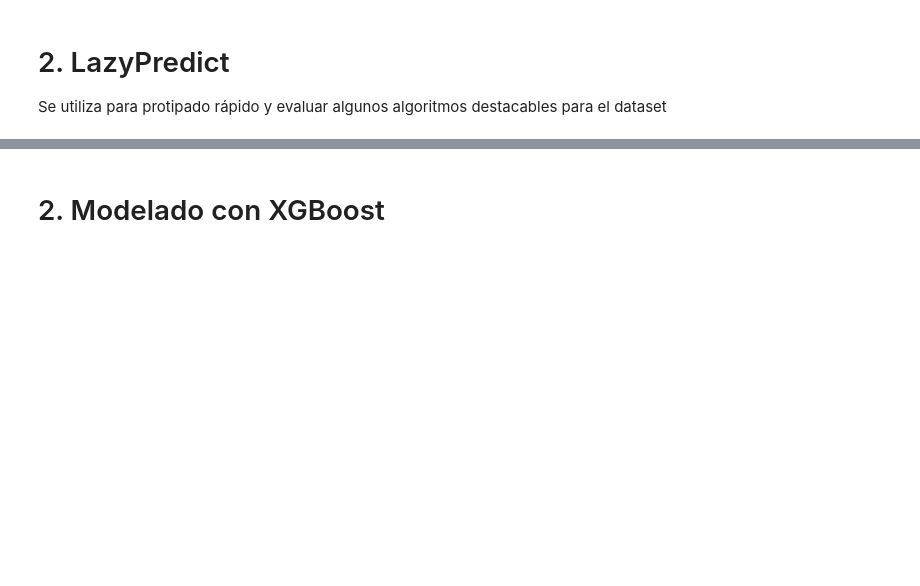
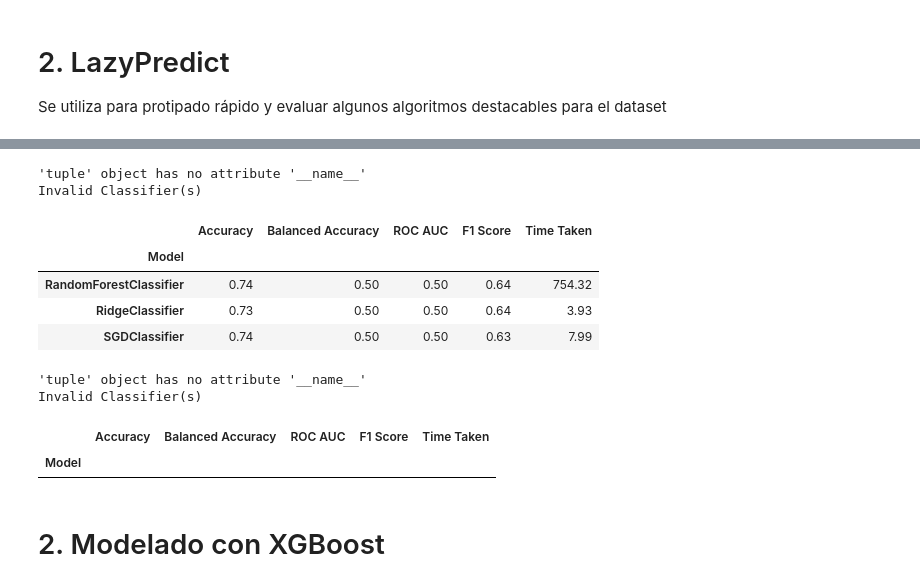
Before and after one commit to johnma96/thesis, a Jupyter notebook: notebooks/303-jmmz-ml-binary-modeling.ipynb, the cells around one changed output, grey strips where cells are left out. Saved outputs shown, nothing was run; the diff lists cells and outputs as text; code cells hidden in the pictures; blank space fills up the shorter version.

```diff
--- a/notebooks/303-jmmz-ml-binary-modeling.ipynb
+++ b/notebooks/303-jmmz-ml-binary-modeling.ipynb
@@ -1153,3 +1045,40 @@ models
+# %%
+classifiers = [
+                ('RandomForestClassifier', sklearn.ensemble._forest.RandomForestClassifier),
+                ('RidgeClassifier', sklearn.linear_model._ridge.RidgeClassifier),
+                ('SGDClassifier', sklearn.linear_model._stochastic_gradient.SGDClassifier),
+                ]
+
+
+clf = LazyClassifier(verbose=0, ignore_warnings=True,
+                     custom_metric=None, classifiers=classifiers)
+
+models, predictions = clf.fit(X_train_scaled, X_test_scaled, y_train, y_test)
+models
+# %% [output]
+'tuple' object has no attribute '__name__'
+Invalid Classifier(s)
+|  | Accuracy | Balanced Accuracy | ROC AUC | F1 Score | Time Taken |
+| Model |  |  |  |  |  |
+| RandomForestClassifier | 0.74 | 0.50 | 0.50 | 0.64 | 754.32 |
+| RidgeClassifier | 0.73 | 0.50 | 0.50 | 0.64 | 3.93 |
+| SGDClassifier | 0.74 | 0.50 | 0.50 | 0.63 | 7.99 |
+# %%
+classifiers = [
+                ('CategoricalNB', sklearn.naive_bayes.CategoricalNB),
+                ]
+
+
+clf = LazyClassifier(verbose=0, ignore_warnings=True,
+                     custom_metric=None, classifiers=classifiers)
+
+models, predictions = clf.fit(X_train_scaled, X_test_scaled, y_train, y_test)
+models
+# %% [output]
+'tuple' object has no attribute '__name__'
+Invalid Classifier(s)
+|  | Accuracy | Balanced Accuracy | ROC AUC | F1 Score | Time Taken |
+| Model |  |  |  |  |  |
 # %% [markdown]
 # 2. Modelado con XGBoost
 # %% [markdown]
```
Also changed, not shown: parts of 24 cells of this notebook.
